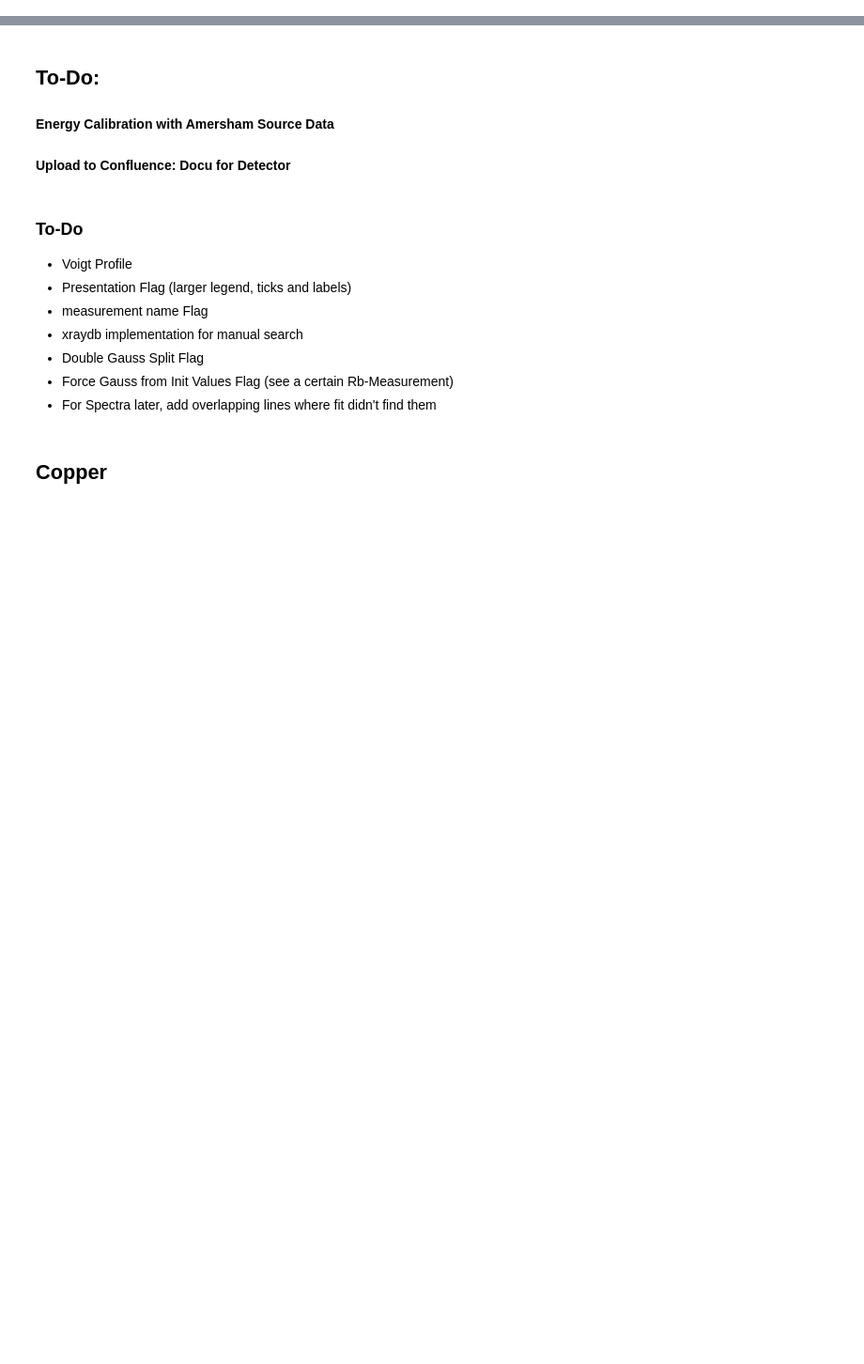
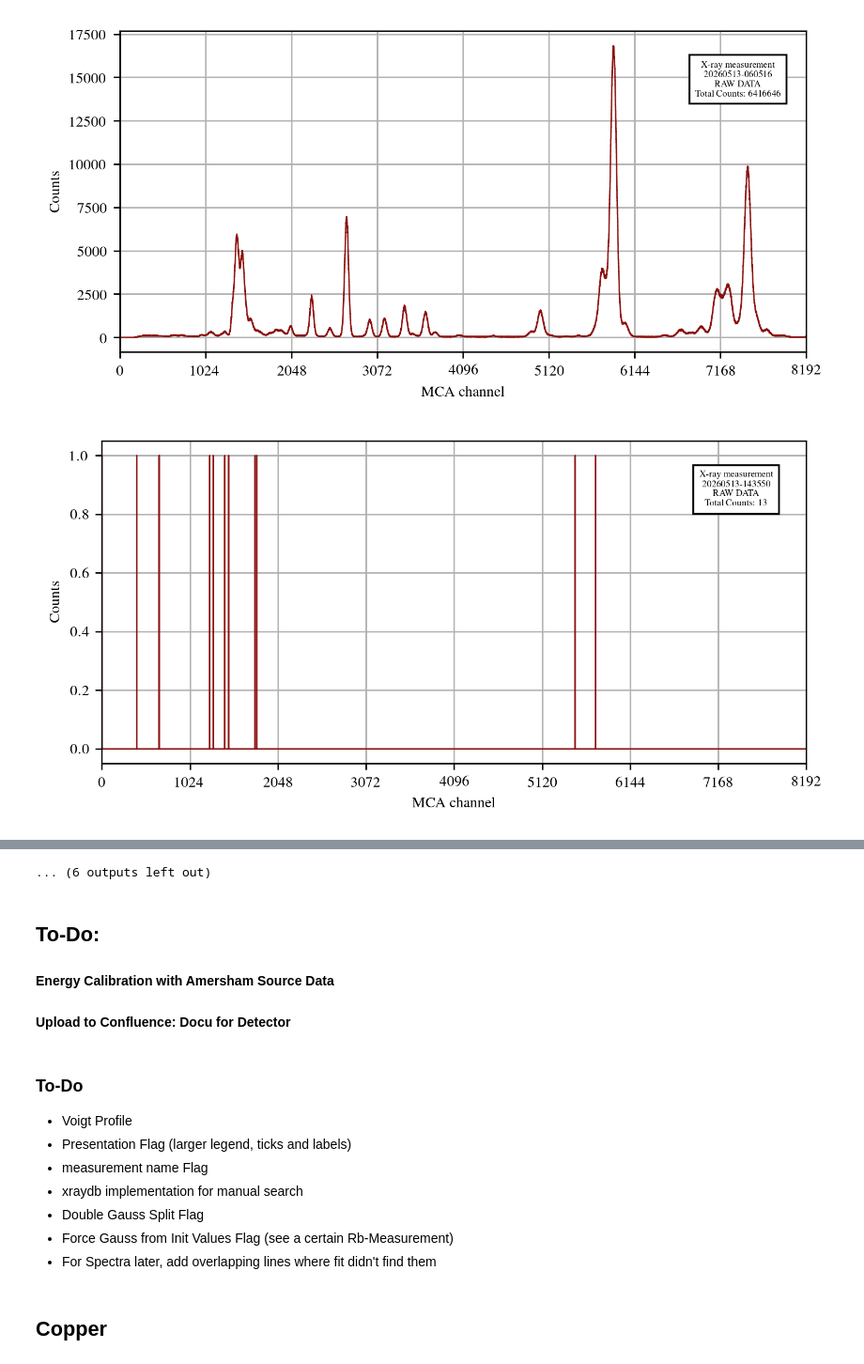
Before and after one commit to SirPhoenix007/IBA-Bonn, a Jupyter notebook: Study_2602_PIXEDetector/PIXE_results_SetD.ipynb, the cells around one changed output, grey strips where cells are left out. Shown at 94% size. Saved outputs shown, nothing was run; the diff lists cells and outputs as text; code cells hidden in the pictures; blank space fills up the shorter version.

Commit message:
2026_05_13 plots

```diff
--- a/Study_2602_PIXEDetector/PIXE_results_SetD.ipynb
+++ b/Study_2602_PIXEDetector/PIXE_results_SetD.ipynb
@@ -75,4 +75,8 @@ INFO: SETUP COMPLETE (1187.50 ms)
 # %%
 # f_n = all_files_from_measSet('2026_02_26')
 # f_n = all_files_from_measSet('2026_02_27')
 # f_n = all_files_from_measSet('2026_03_25')
+f_n = all_files_from_measSet('collected_data//2026_05_13')
+# %% [output]
+[figure, added]
+[figure, added]
@@ -79,3 +93,4 @@ INFO: SETUP COMPLETE (1187.50 ms)
+... (6 outputs left out)
 # %% [markdown]
 ## To-Do:
 
```
Also changed, not shown: parts of 2 cells of this notebook, 37 other files.
